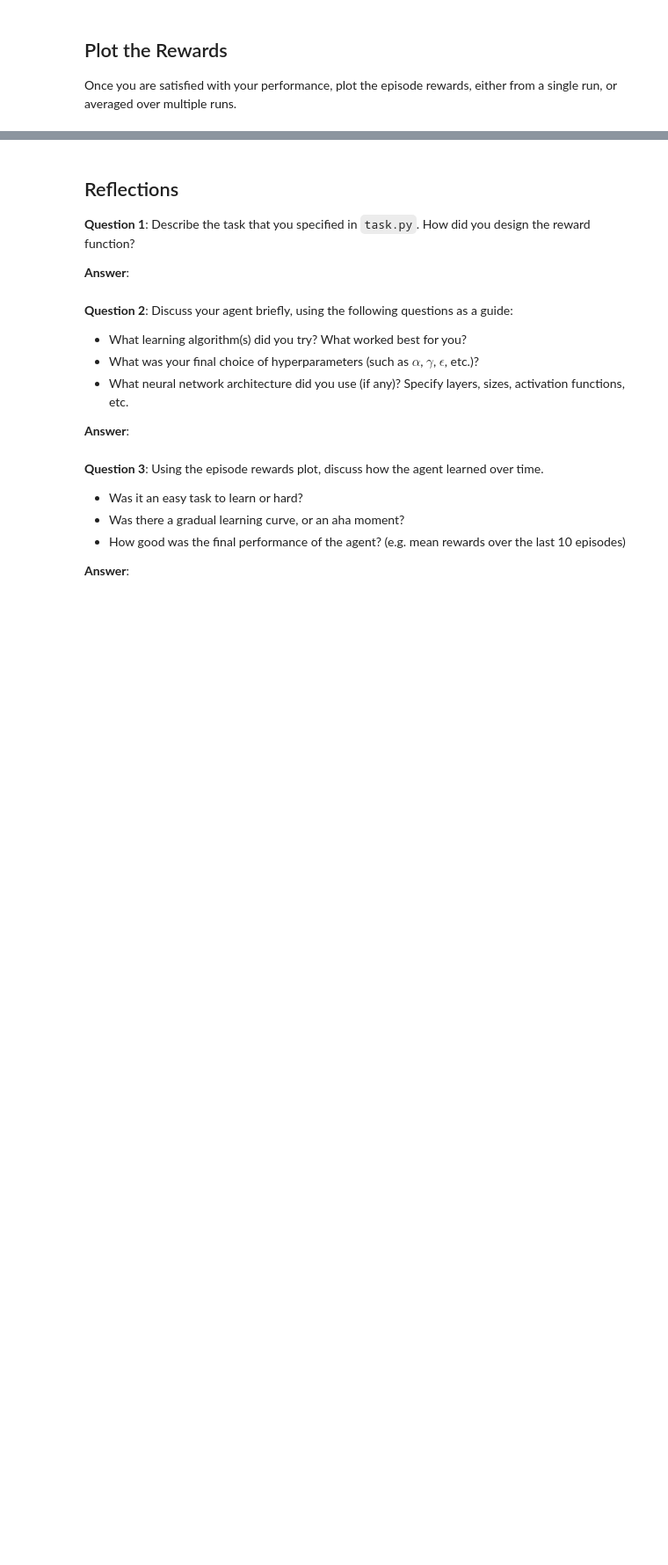
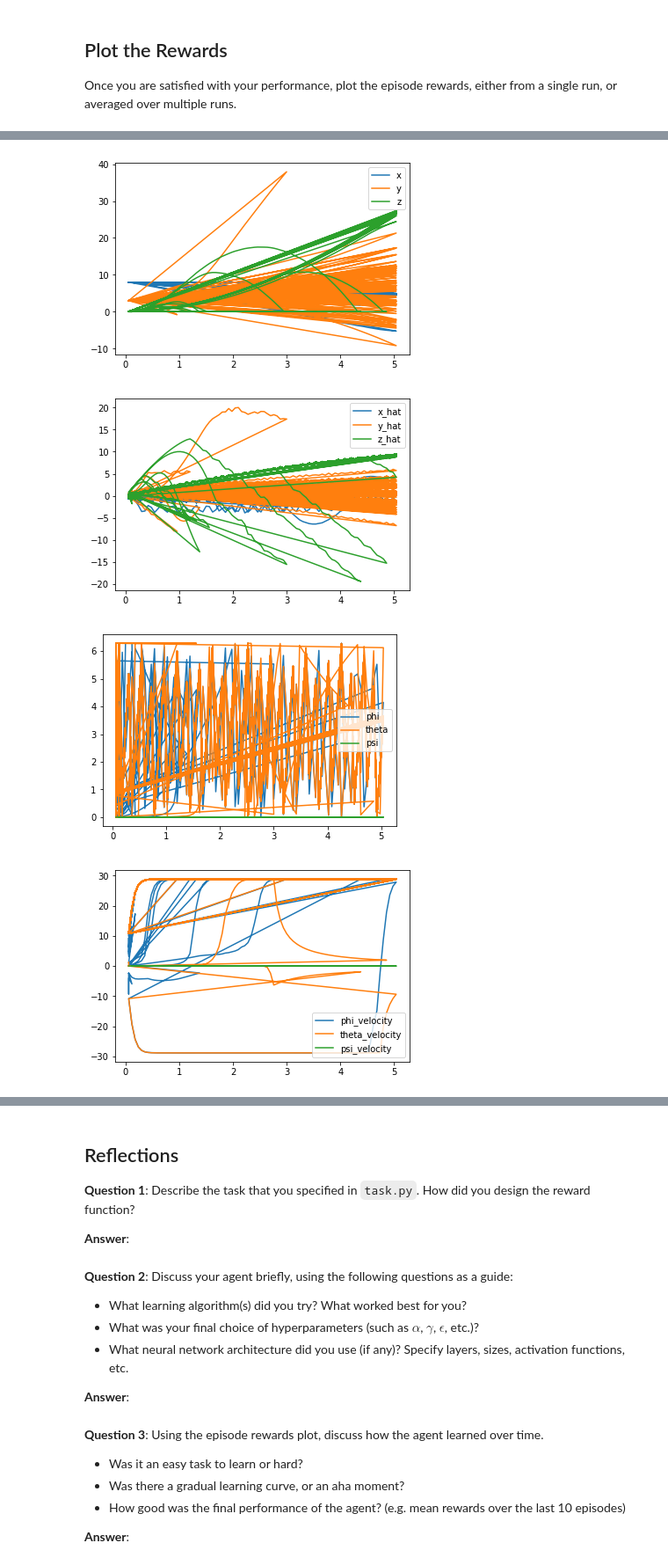
Before and after one commit to archie1983/RL-Quadcopter-2, a Jupyter notebook: Quadcopter_Project.ipynb, the cells around one changed output, grey strips where cells are left out. Shown: that part at 88% size. Saved outputs shown, nothing was run; the diff lists cells and outputs as text; code cells hidden in the pictures; blank space fills up the shorter version.

```diff
--- a/Quadcopter_Project.ipynb
+++ b/Quadcopter_Project.ipynb
@@ -413,0 +449,49 @@ _ = plt.ylim()
+# %%
+# AE: Position
+import matplotlib.pyplot as plt
+%matplotlib inline
+
+plt.figure()
+plt.plot(results['time'], results['x'], label='x')
+plt.plot(results['time'], results['y'], label='y')
+plt.plot(results['time'], results['z'], label='z')
+plt.legend()
+_ = plt.ylim()
+
+# AE: Velocity
+plt.figure()
+plt.plot(results['time'], results['x_velocity'], label='x_hat')
+plt.plot(results['time'], results['y_velocity'], label='y_hat')
+plt.plot(results['time'], results['z_velocity'], label='z_hat')
+plt.legend()
+_ = plt.ylim()
+
+# AE: Stability (Euler angles)
+plt.figure()
+plt.plot(results['time'], results['phi'], label='phi')
+plt.plot(results['time'], results['theta'], label='theta')
+plt.plot(results['time'], results['psi'], label='psi')
+plt.legend()
+_ = plt.ylim()
+
+# AE: Stability (Euler angular velocity)
+plt.figure()
+plt.plot(results['time'], results['phi_velocity'], label='phi_velocity')
+plt.plot(results['time'], results['theta_velocity'], label='theta_velocity')
+plt.plot(results['time'], results['psi_velocity'], label='psi_velocity')
+plt.legend()
+_ = plt.ylim()
+
+# AE: Rotor actions
+plt.figure()
+plt.plot(results['time'], results['rotor_speed1'], label='Rotor 1 revolutions / second')
+plt.plot(results['time'], results['rotor_speed2'], label='Rotor 2 revolutions / second')
+plt.plot(results['time'], results['rotor_speed3'], label='Rotor 3 revolutions / second')
+plt.plot(results['time'], results['rotor_speed4'], label='Rotor 4 revolutions / second')
+plt.legend()
+_ = plt.ylim()
+# %% [output]
+[figure, added]
+[figure, added]
+[figure, added]
+[figure, added]
```
Also changed, not shown: parts of 4 cells of this notebook, 1 other file.
